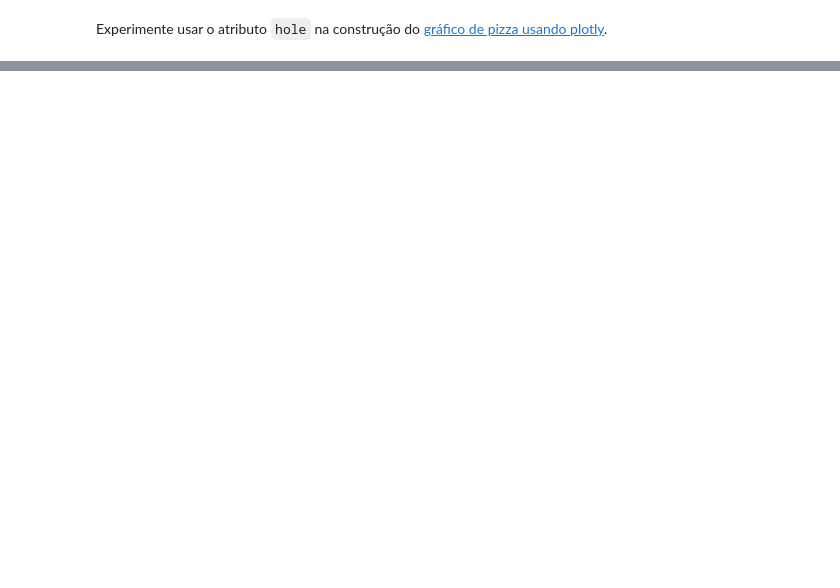
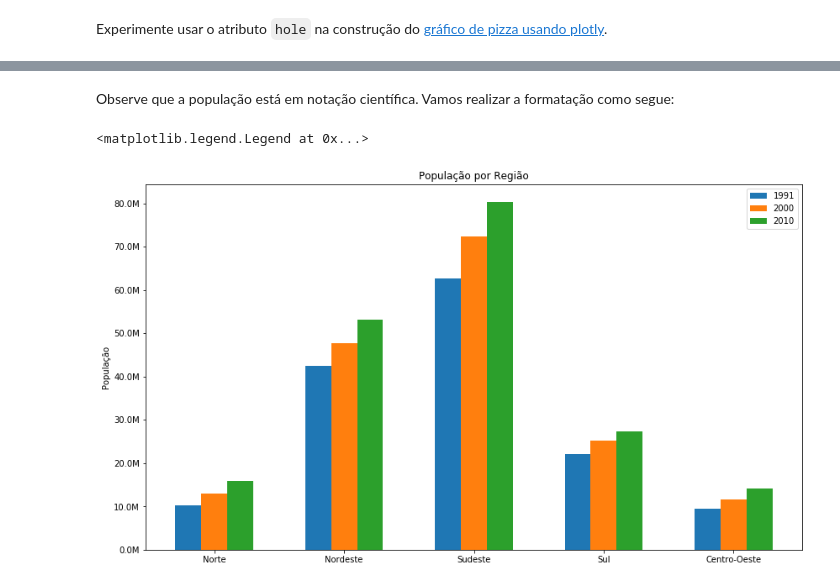
Before and after one commit to marcielbp/Statistics-and-Probability, a Jupyter notebook: python/notebooks/praticas/pr02.ipynb, the cells around one changed output, grey strips where cells are left out. Drawn from its saved outputs; the diff is of its cells as text; code cells hidden in the pictures; blank space fills up the shorter version.

```diff
--- a/python/notebooks/praticas/pr02.ipynb
+++ b/python/notebooks/praticas/pr02.ipynb
@@ -171,0 +172,5 @@ https://plot.ly/python/gantt/
+# %%
+regioes = ['Norte', 'Nordeste', 'Sudeste', 'Sul','Centro-Oeste']
+populacao = [[10257266,42470225,62660700,22117026,9412242], #População em 1991
+             [12893561,47693253,72297351,25089783,11616745], #População em 2000
+             [15864454,53081950,80364410,27386891,14058094]] #População em 2010
@@ -171,0 +181,15 @@ https://plot.ly/python/gantt/
+# %%
+fig, ax = plt.subplots(figsize=(14, 8))
+x = np.arange(len(regioes))  # the label locations
+width = 0.2  # the width of the bars
+rects0 = ax.bar(x - width, populacao[0], width, label='1991')
+rects1 = ax.bar(x, populacao[1], width, label='2000')
+rects2 = ax.bar(x + width, populacao[2], width, label='2010')
+
+# Add some text for labels, title and custom x-axis tick labels, etc.
+ax.set_ylabel('População')
+ax.set_title('População por Região')
+ax.set_xticks(x)
+ax.set_xticklabels(regioes)
+ax.yaxis.set_major_formatter(tick.FuncFormatter(y_fmt))
+ax.legend()
@@ -171,0 +199,26 @@ https://plot.ly/python/gantt/
+# %% [markdown]
+Observe que a população está em notação científica. Vamos realizar a formatação como segue:
+# %%
+import matplotlib.ticker as tick
+
+def millions(x, pos):
+    'The two args are the value and tick position'
+    return '%1.1fM' % (x*1e-6)
+
+fig, ax = plt.subplots(figsize=(14, 8))
+ax.yaxis.set_major_formatter(tick.FuncFormatter(millions))
+x = np.arange(len(regioes))  # the label locations
+width = 0.2  # the width of the bars
+rects0 = ax.bar(x - width, populacao[0], width, label='1991')
+rects1 = ax.bar(x, populacao[1], width, label='2000')
+rects2 = ax.bar(x + width, populacao[2], width, label='2010')
+
+# Add some text for labels, title and custom x-axis tick labels, etc.
+ax.set_ylabel('População')
+ax.set_title('População por Região')
+ax.set_xticks(x)
+ax.set_xticklabels(regioes)
+ax.legend()
+# %% [output]
+<matplotlib.legend.Legend at 0x...>
+[figure, added]
```
Also changed, not shown: parts of 17 cells of this notebook.
